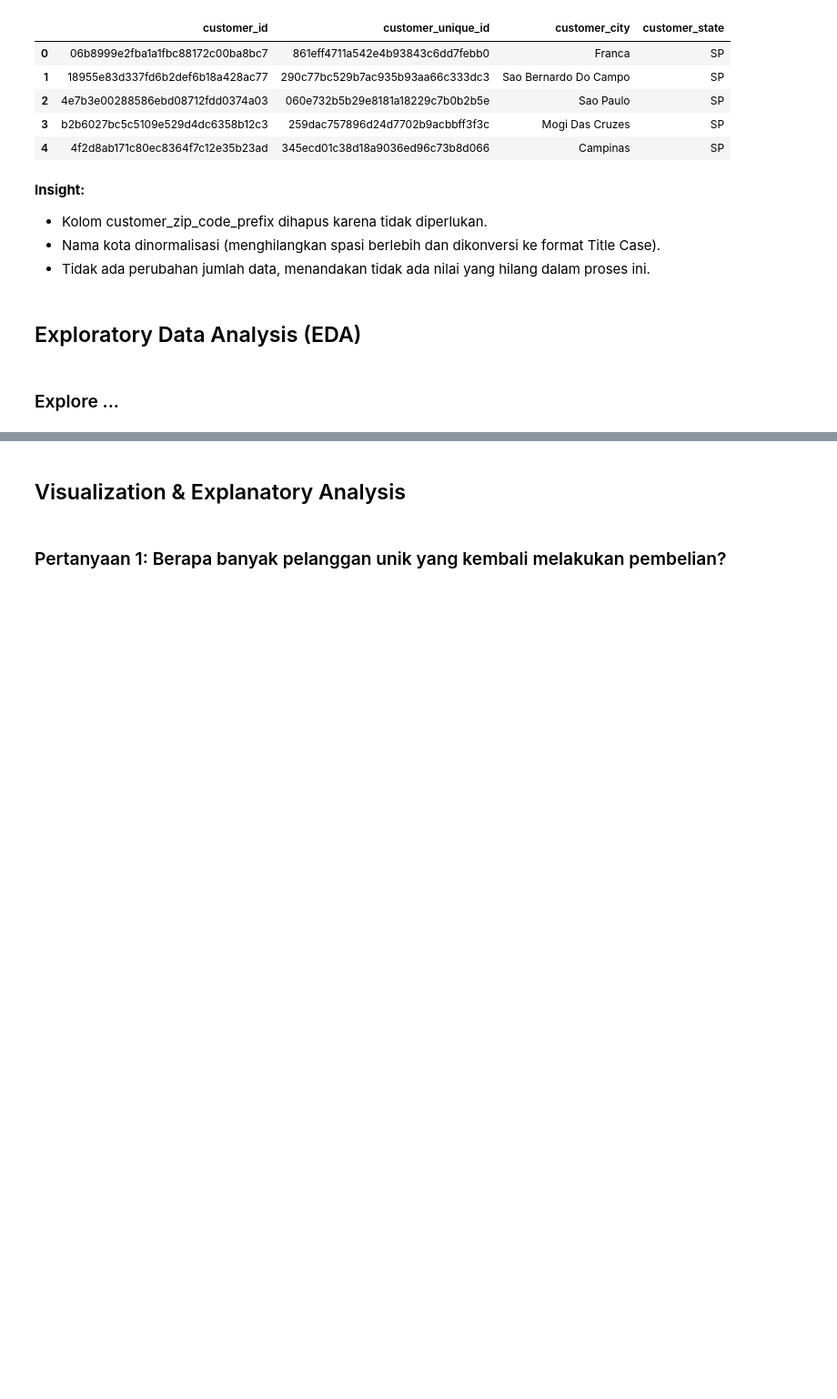
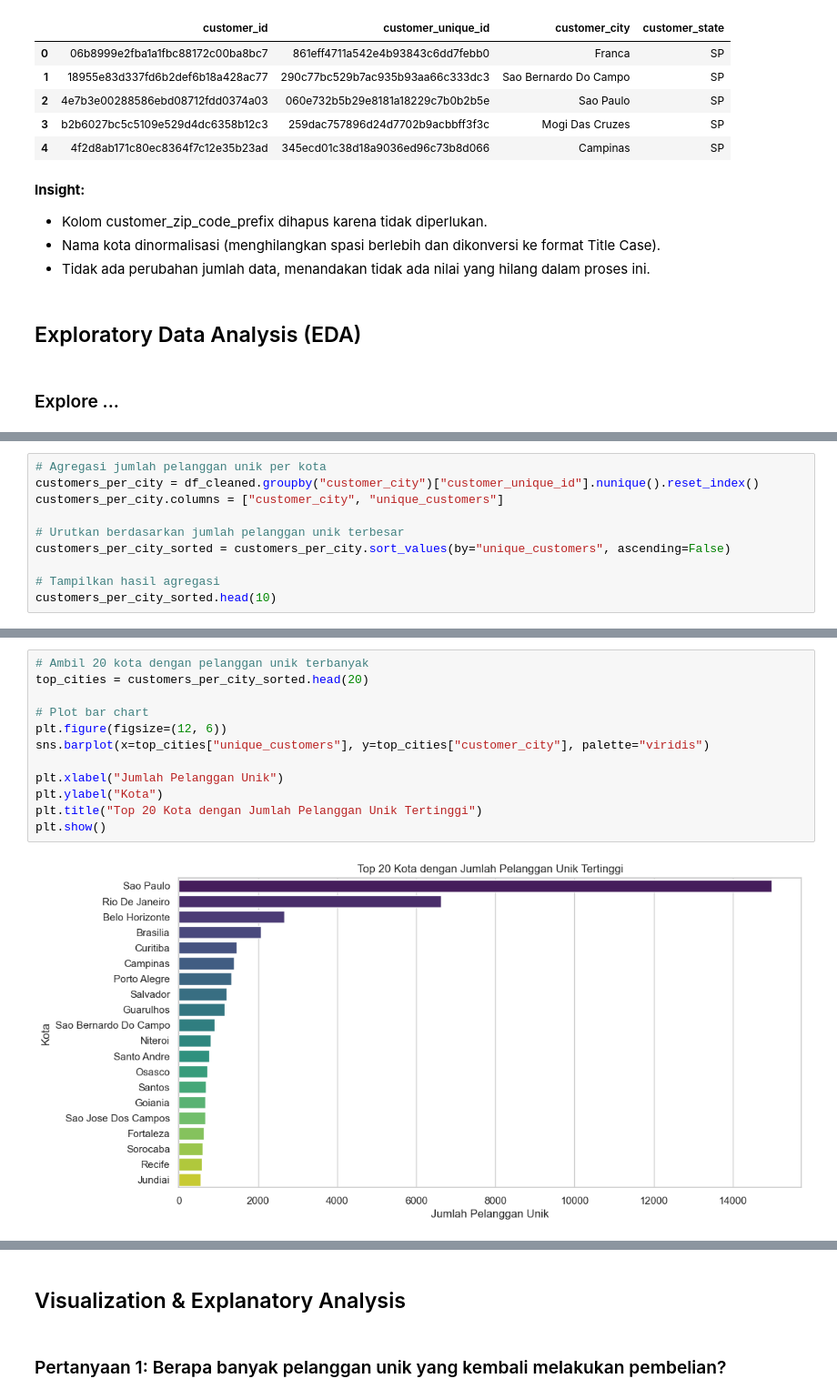
Before and after one commit to wingscode123/Proyek-Akhir_Analisis-Data-dengan-Python_Dicoding, a Jupyter notebook: Proyek_Analisis_Data.ipynb, the cells around one changed output, grey strips where cells are left out. Shown at 91% size. Drawn from its saved outputs; the diff is of its cells as text; blank space fills up the shorter version.

```diff
--- a/Proyek_Analisis_Data.ipynb
+++ b/Proyek_Analisis_Data.ipynb
@@ -246,0 +249,10 @@ repeat_count, unique_customers, repeat_percentage, top_cities
+# %%
+# Agregasi jumlah pelanggan unik per kota
+customers_per_city = df_cleaned.groupby("customer_city")["customer_unique_id"].nunique().reset_index()
+customers_per_city.columns = ["customer_city", "unique_customers"]
+
+# Urutkan berdasarkan jumlah pelanggan unik terbesar
+customers_per_city_sorted = customers_per_city.sort_values(by="unique_customers", ascending=False)
+
+# Tampilkan hasil agregasi
+customers_per_city_sorted.head(10)
@@ -246,0 +271,14 @@ repeat_count, unique_customers, repeat_percentage, top_cities
+# %%
+# Ambil 20 kota dengan pelanggan unik terbanyak
+top_cities = customers_per_city_sorted.head(20)
+
+# Plot bar chart
+plt.figure(figsize=(12, 6))
+sns.barplot(x=top_cities["unique_customers"], y=top_cities["customer_city"], palette="viridis")
+
+plt.xlabel("Jumlah Pelanggan Unik")
+plt.ylabel("Kota")
+plt.title("Top 20 Kota dengan Jumlah Pelanggan Unik Tertinggi")
+plt.show()
+# %% [output]
+[figure, added]
```
Also changed, not shown: parts of 16 cells of this notebook, 1 other file.
